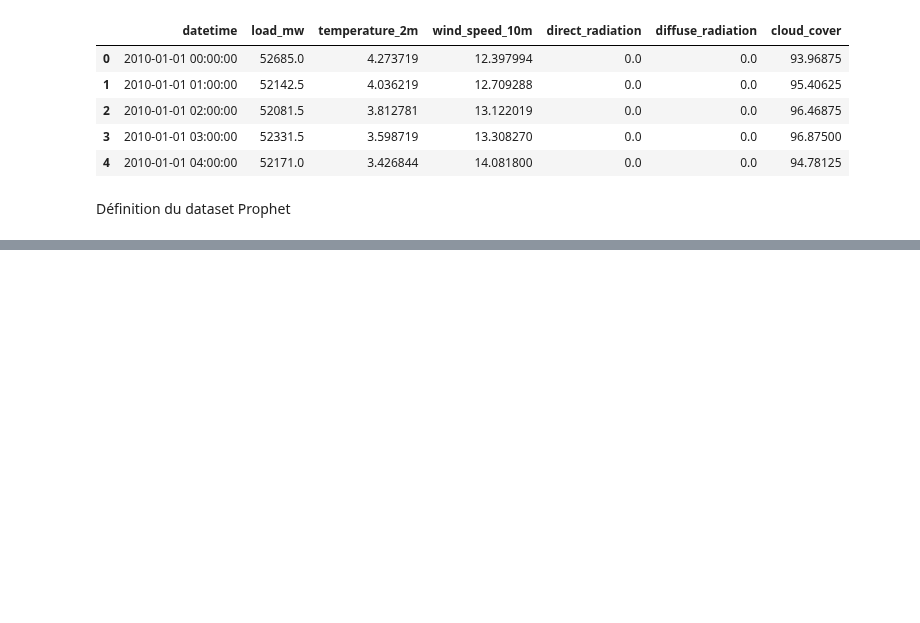
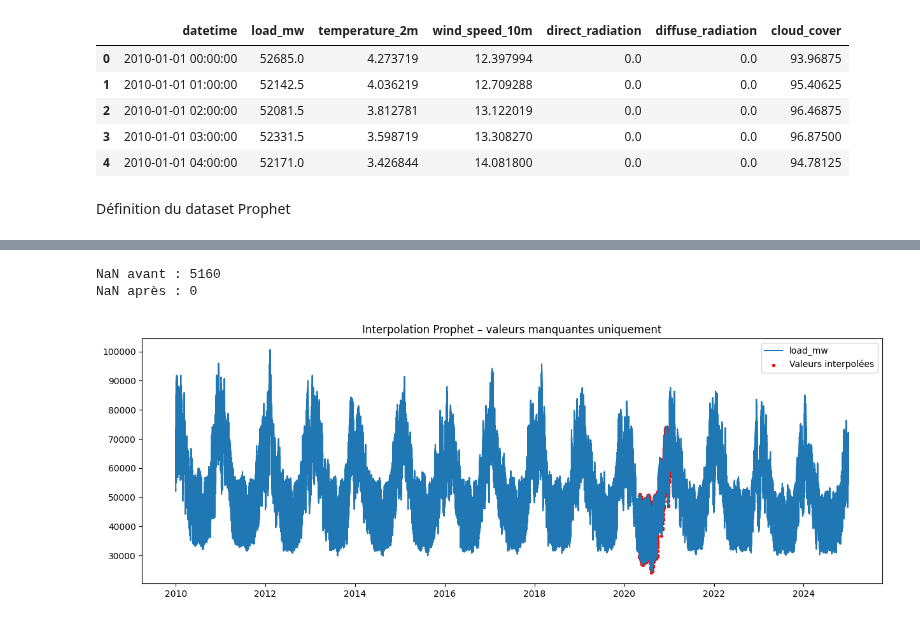
Before and after one commit to quentinbenchetrit/france-grid-stress-prediction, a Jupyter notebook: notebooks/prophet.ipynb, the cells around one changed output, grey strips where cells are left out. Saved outputs shown, nothing was run; the diff lists cells and outputs as text; code cells hidden in the pictures; blank space fills up the shorter version.

Commit message:
interpolation via prophet des données manquantes terminée

```diff
--- a/notebooks/prophet.ipynb
+++ b/notebooks/prophet.ipynb
@@ -53,0 +72,2 @@ ModuleNotFoundError: No module named 'prophet'
+# %%
+m.fit(df_prophet)
@@ -53,0 +78,39 @@ ModuleNotFoundError: No module named 'prophet'
+# %%
+future = df[['datetime']].rename(columns={'datetime': 'ds'})
+forecast = m.predict(future)
+
+df_filled = df.merge(
+    forecast[['ds', 'yhat']],
+    left_on='datetime',
+    right_on='ds',
+    how='left'
+)
+
+mask = df_filled['load_mw'].isna()
+
+df_filled.loc[mask, 'load_mw'] = df_filled.loc[mask, 'yhat']
+
+df_filled.drop(columns=['ds', 'yhat'], inplace=True)
+# %%
+print("NaN avant :", df['load_mw'].isna().sum())
+print("NaN après :", df_filled['load_mw'].isna().sum())
+# %% [output]
+NaN avant : 5160
+NaN après : 0
+# %%
+import matplotlib.pyplot as plt
+
+plt.figure(figsize=(15,5))
+plt.plot(df_filled['datetime'], df_filled['load_mw'], label='load_mw')
+plt.scatter(
+    df.loc[df['load_mw'].isna(), 'datetime'],
+    df_filled.loc[df['load_mw'].isna(), 'load_mw'],
+    color='red',
+    s=8,
+    label='Valeurs interpolées'
+)
+plt.legend()
+plt.title("Interpolation Prophet – valeurs manquantes uniquement")
+plt.show()
+# %% [output]
+[figure, added]
```
Also changed, not shown: parts of 4 cells of this notebook.
